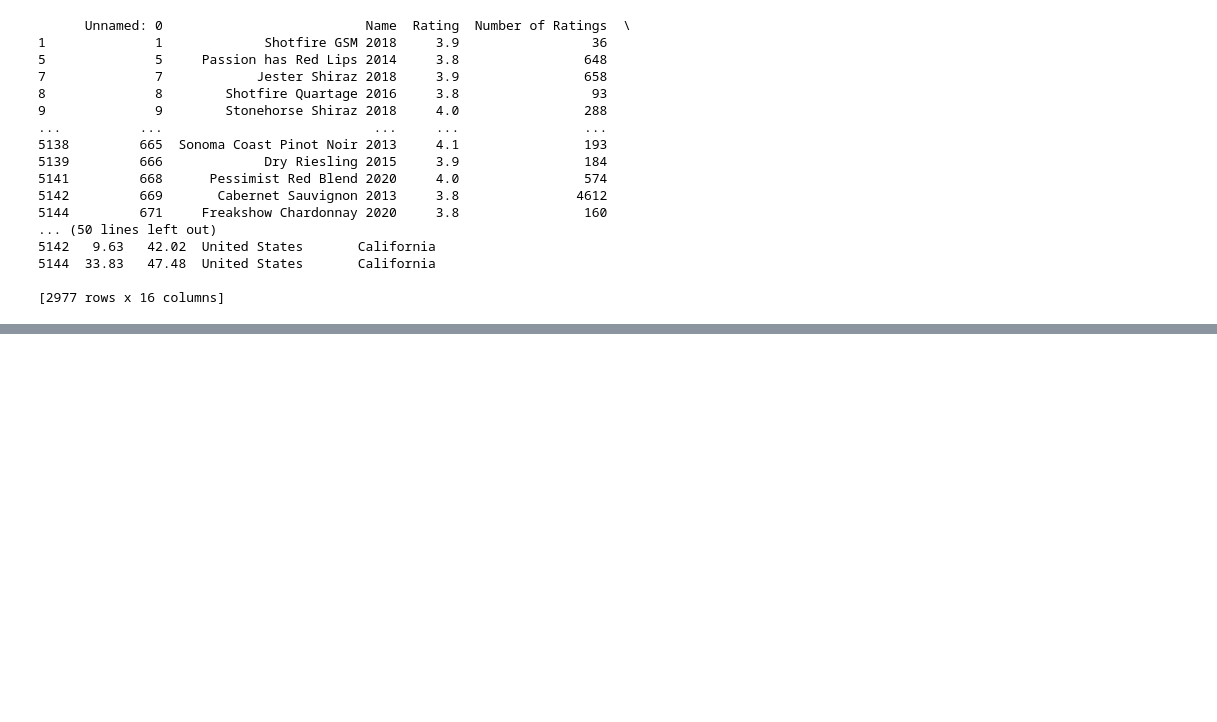
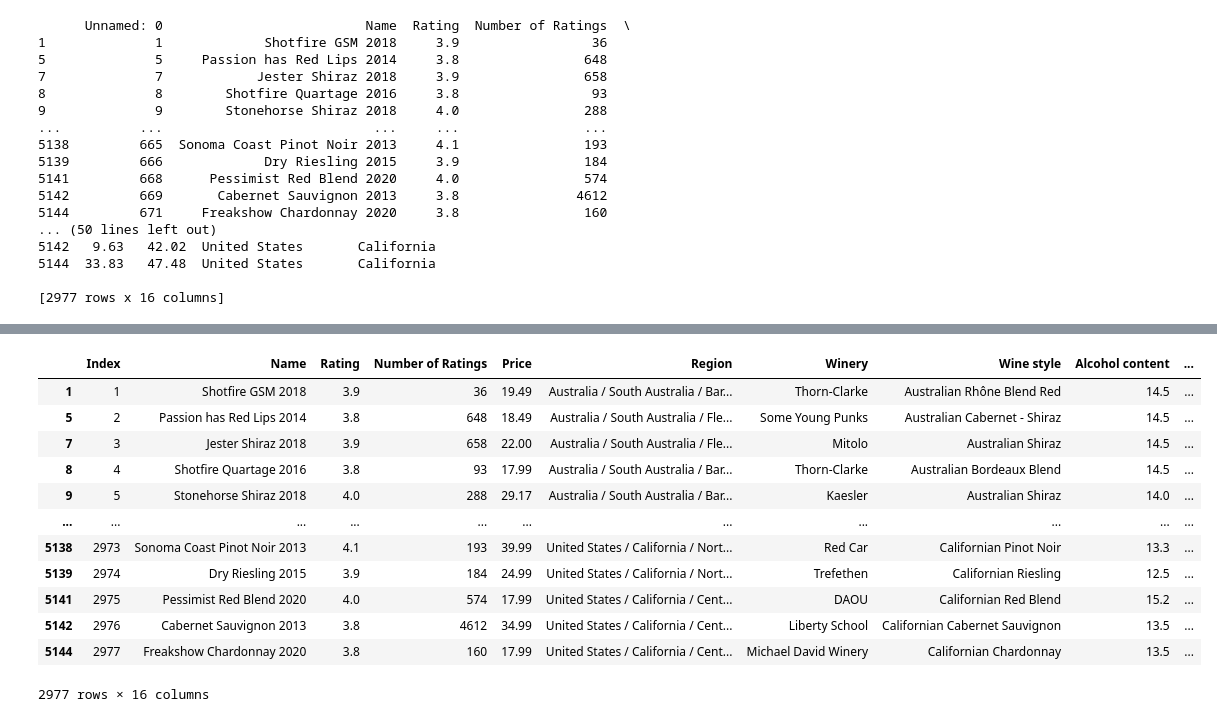
Before and after one commit to YasithaNV2001/Wine_Data_Dashbord, a Jupyter notebook: notebooks/Data Preparation.ipynb, the cells around one changed output, grey strips where cells are left out. Cells and saved outputs as stored; diff of their text form; code cells hidden in the pictures; blank space fills up the shorter version.

Commit message:
Create a new column

```diff
--- a/notebooks/Data Preparation.ipynb
+++ b/notebooks/Data Preparation.ipynb
@@ -169,0 +188,18 @@ wine_df.info()
+# %%
+# Create a new 'index' column starting from 1
+wine_df.insert(0, "Index", range(1, len(wine_df) + 1))
+wine_df.drop(columns=['Unnamed: 0'])
+# %% [output]
+|  | Index | Name | Rating | Number of Ratings | Price | Region | Winery | Wine style | Alcohol content | ... |
+| 1 | 1 | Shotfire GSM 2018 | 3.9 | 36 | 19.49 | Australia / South Australia / Bar... | Thorn-Clarke | Australian Rhône Blend Red | 14.5 | ... |
+| 5 | 2 | Passion has Red Lips 2014 | 3.8 | 648 | 18.49 | Australia / South Australia / Fle... | Some Young Punks | Australian Cabernet - Shiraz | 14.5 | ... |
+| 7 | 3 | Jester Shiraz 2018 | 3.9 | 658 | 22.00 | Australia / South Australia / Fle... | Mitolo | Australian Shiraz | 14.5 | ... |
+| 8 | 4 | Shotfire Quartage 2016 | 3.8 | 93 | 17.99 | Australia / South Australia / Bar... | Thorn-Clarke | Australian Bordeaux Blend | 14.5 | ... |
+| 9 | 5 | Stonehorse Shiraz 2018 | 4.0 | 288 | 29.17 | Australia / South Australia / Bar... | Kaesler | Australian Shiraz | 14.0 | ... |
+| ... | ... | ... | ... | ... | ... | ... | ... | ... | ... | ... |
+| 5138 | 2973 | Sonoma Coast Pinot Noir 2013 | 4.1 | 193 | 39.99 | United States / California / Nort... | Red Car | Californian Pinot Noir | 13.3 | ... |
+| 5139 | 2974 | Dry Riesling 2015 | 3.9 | 184 | 24.99 | United States / California / Nort... | Trefethen | Californian Riesling | 12.5 | ... |
+| 5141 | 2975 | Pessimist Red Blend 2020 | 4.0 | 574 | 17.99 | United States / California / Cent... | DAOU | Californian Red Blend | 15.2 | ... |
+| 5142 | 2976 | Cabernet Sauvignon 2013 | 3.8 | 4612 | 34.99 | United States / California / Cent... | Liberty School | Californian Cabernet Sauvignon | 13.5 | ... |
+| 5144 | 2977 | Freakshow Chardonnay 2020 | 3.8 | 160 | 17.99 | United States / California / Cent... | Michael David Winery | Californian Chardonnay | 13.5 | ... |
+2977 rows × 16 columns
```
Also changed, not shown: parts of 1 cell of this notebook.
